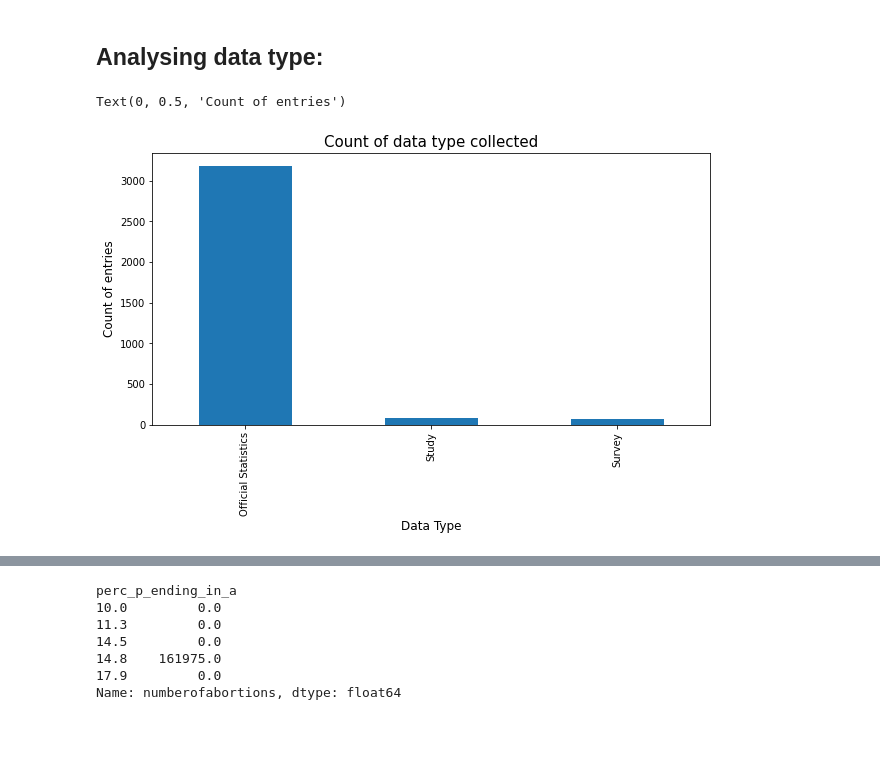
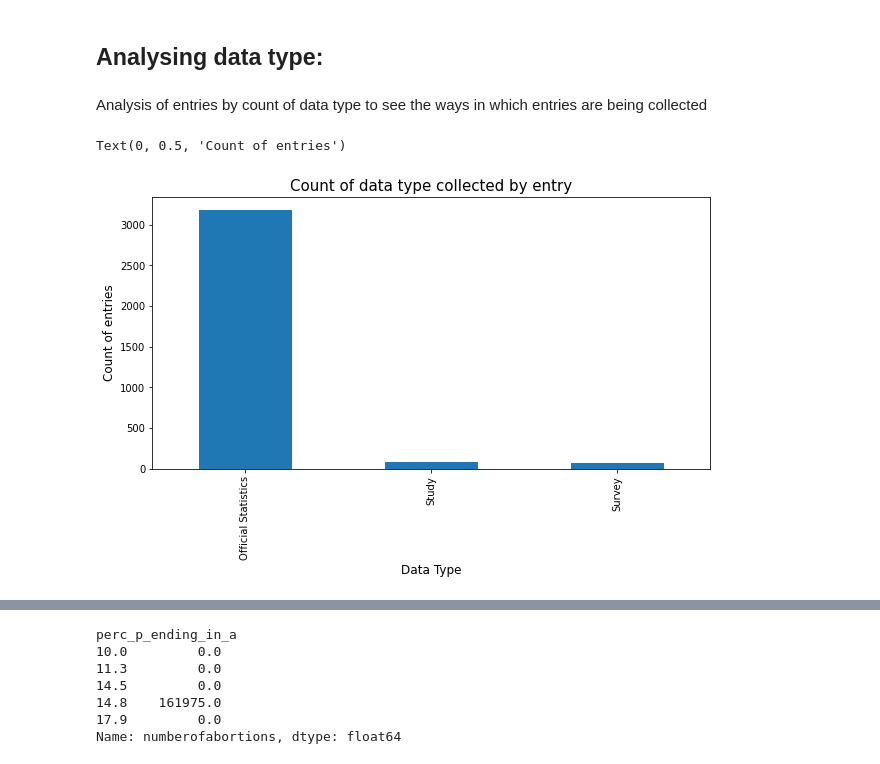
Before and after one commit to evo3000/data_project, a Jupyter notebook: data_project_abortion_incidence.ipynb, the cells around one changed output, grey strips where cells are left out. Saved outputs shown, nothing was run; the diff lists cells and outputs as text; code cells hidden in the pictures; blank space fills up the shorter version.

Commit message:
data project progressing

```diff
--- a/data_project_abortion_incidence.ipynb
+++ b/data_project_abortion_incidence.ipynb
@@ -110,0 +89,7 @@ count_v[count_v<100].plot(kind="bar")
+# %%
+count_v = df["country"].value_counts()
+count_v[count_v>50].plot(kind="bar")
+plt.title("Countries with more than 50 entries", fontsize=15)
+plt.xlabel('Countires', fontsize=12)
+plt.ylabel('Count of entries', fontsize=12)
+plt.rcParams['figure.figsize'] = (10, 5)
@@ -139,6 +118,8 @@ for name, c_df in df.groupby("country"):
         }
     )
 country_range = pd.DataFrame(country_data)
+# %%
+plt.rcParams['figure.figsize'] = (30, 30)
 # %%
 fig, ax = plt.subplots()
 for i, row in country_range.iterrows():
@@ -163,11 +143,15 @@ country_range.plot(kind="bar")
 # %% [markdown]
 ## Analysing data type:
+# %%
+plt.rcParams['figure.figsize'] = (10, 5)
+# %% [markdown]
+Analysis of entries by count of data type to see the ways in which entries are being collected
 # %%
-datatype = df["datatype"].value_counts()
-datatype.plot(kind="bar")
-plt.title("Count of data type collected", fontsize=15)
+datatype_c= df["datatype"].value_counts()
+datatype_c.plot(kind="bar")
+plt.title("Count of data type collected by entry", fontsize=15)
 plt.xlabel('Data Type', fontsize=12)
 plt.ylabel('Count of entries', fontsize=12)
 # %% [output]
 Text(0, 0.5, 'Count of entries')
-[figure, old version]
+[figure, new version]
```
Also changed, not shown: parts of 40 cells of this notebook.
